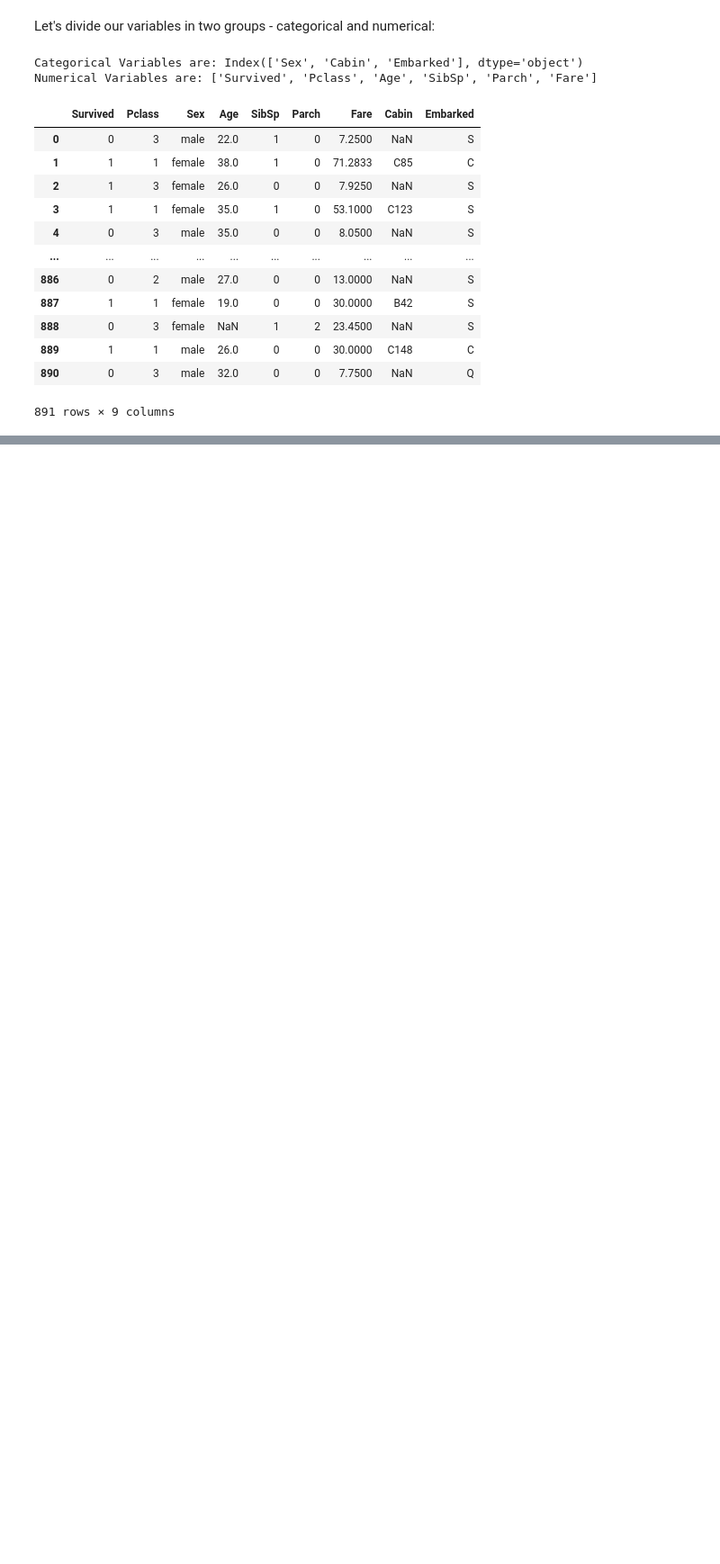
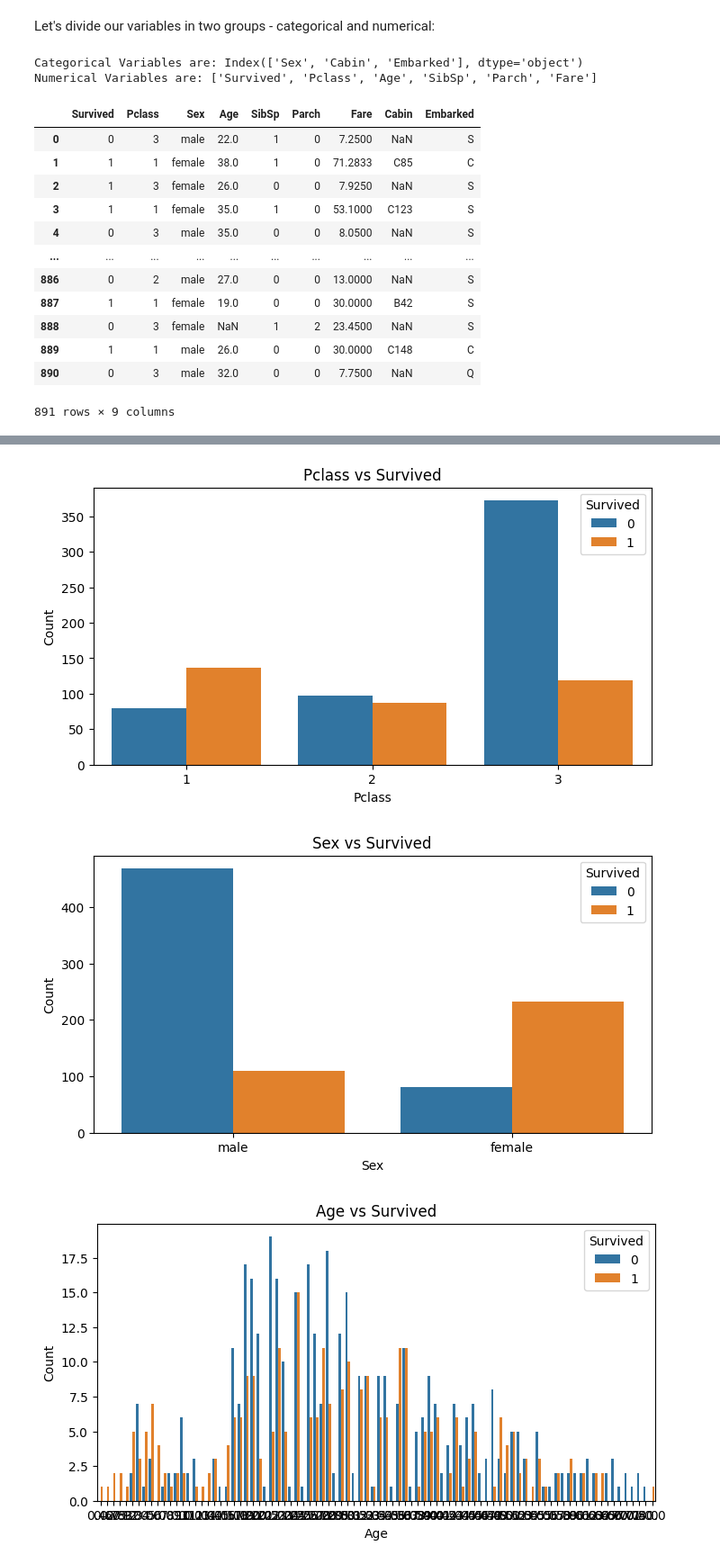
Before and after one commit to Korniev/Machine-Learning-projects, a Jupyter notebook: Getting_Started_with_Titanic.ipynb, the cells around one changed output, grey strips where cells are left out. Shown: that part at 90% size. Drawn from its saved outputs; the diff is of its cells as text; code cells hidden in the pictures; blank space fills up the shorter version.

```diff
--- a/Getting_Started_with_Titanic.ipynb
+++ b/Getting_Started_with_Titanic.ipynb
@@ -216,0 +262,13 @@ train_data
+# %%
+for col in train_data.columns:
+    if col != "Survived":
+        plt.figure(figsize=(8,4))
+        sns.countplot(x=col, hue="Survived", data=train_data)
+        plt.xlabel(col)
+        plt.ylabel("Count")
+        plt.title(f"{col} vs Survived")
+        plt.show()
+# %% [output]
+[figure, added]
+[figure, added]
+[figure, added]
```
Also changed, not shown: parts of 40 cells of this notebook.
